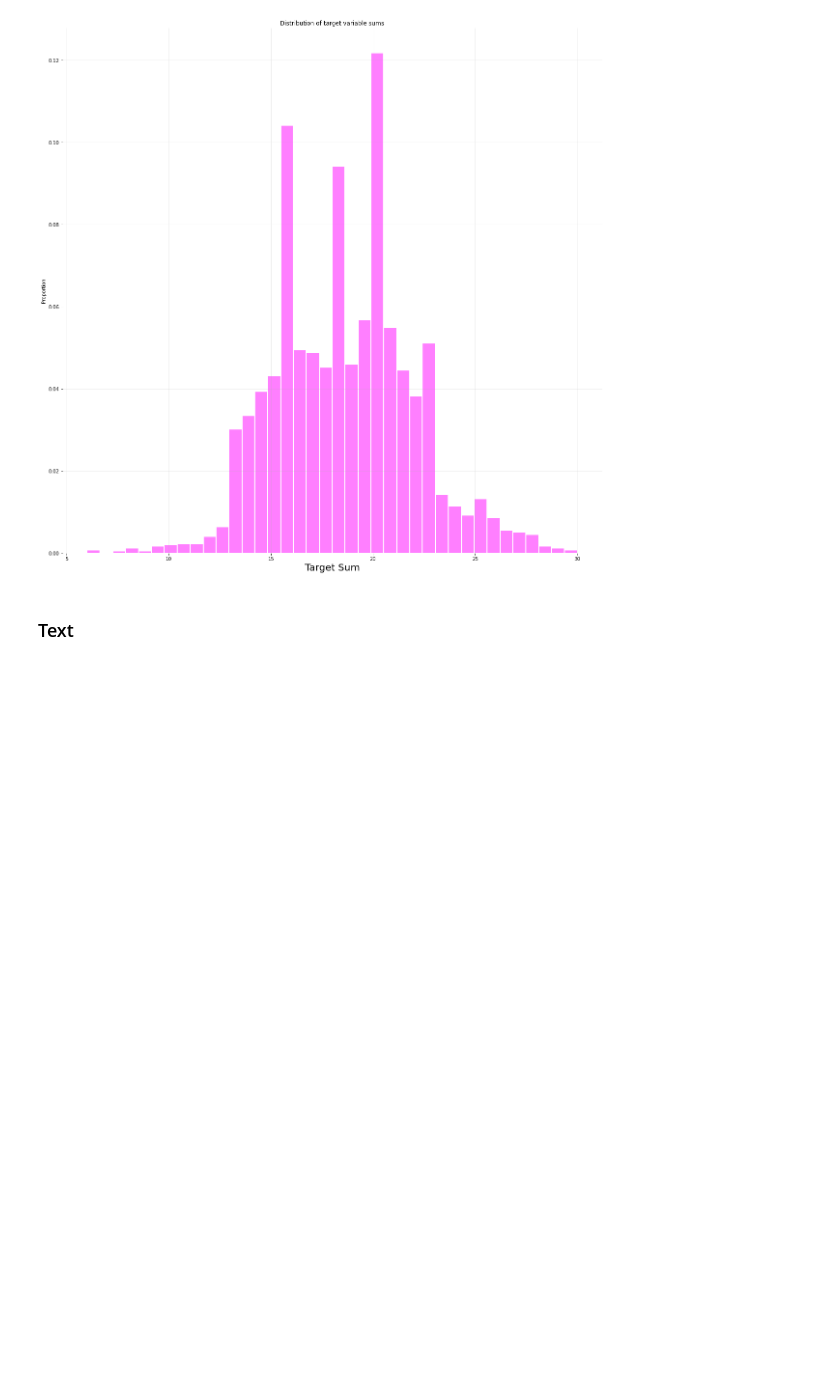
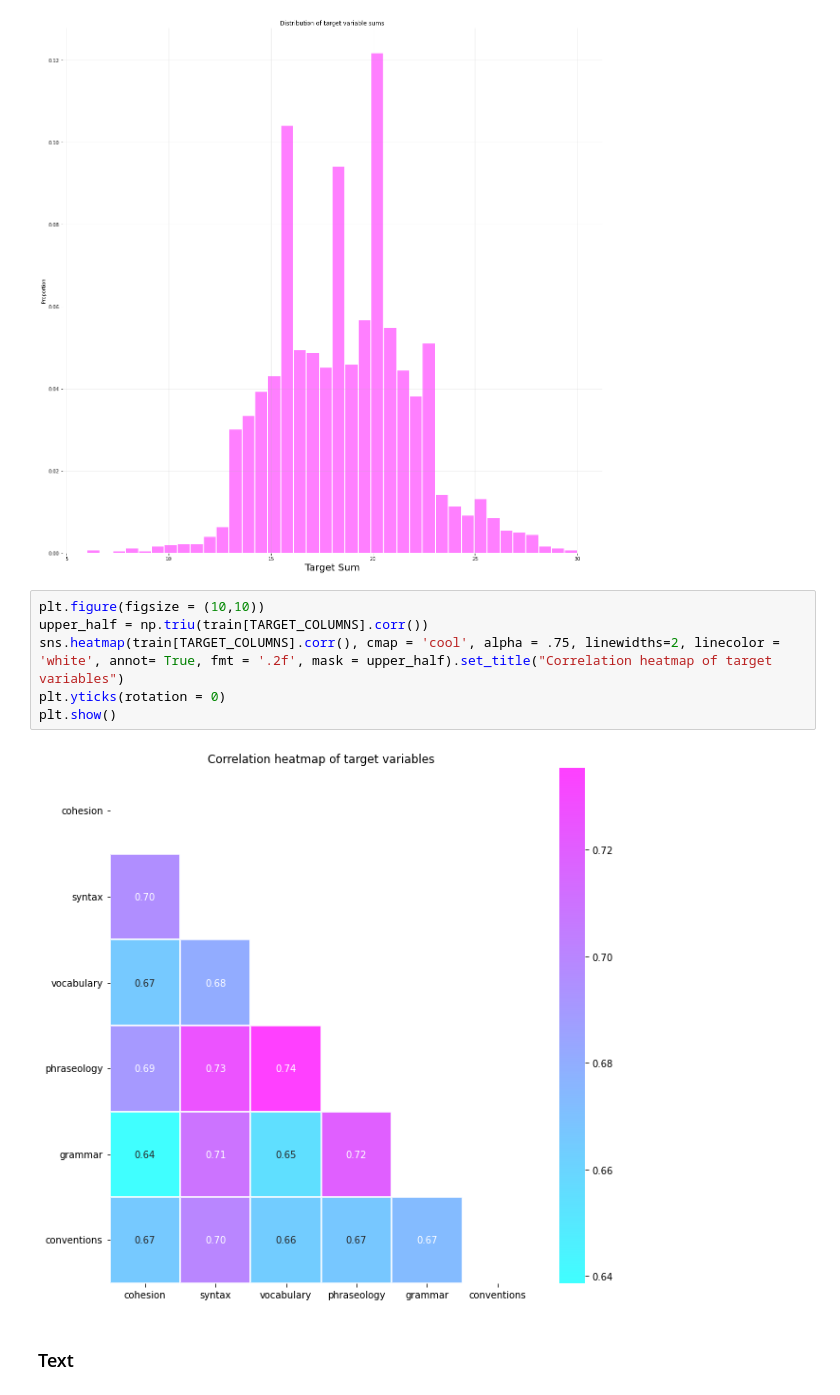
Before and after one commit to tripnv/fbp2-kaggle, a Jupyter notebook: eda.ipynb, the cells around one changed output. Saved outputs shown, nothing was run; the diff lists cells and outputs as text; blank space fills up the shorter version.

```diff
--- a/eda.ipynb
+++ b/eda.ipynb
@@ -213,6 +243,14 @@ plt.grid(True, alpha = .25)
 plt.show()
 # %% [output]
 [figure]
+# %%
+plt.figure(figsize = (10,10))
+upper_half = np.triu(train[TARGET_COLUMNS].corr())
+sns.heatmap(train[TARGET_COLUMNS].corr(), cmap = 'cool', alpha = .75, linewidths=2, linecolor = 'white', annot= True, fmt = '.2f', mask = upper_half).set_title("Correlation heatmap of target variables")
+plt.yticks(rotation = 0)
+plt.show()
+# %% [output]
+[figure, added]
 # %% [markdown]
 ### Text
 # %%
```
Also changed, not shown: parts of 31 cells of this notebook.
